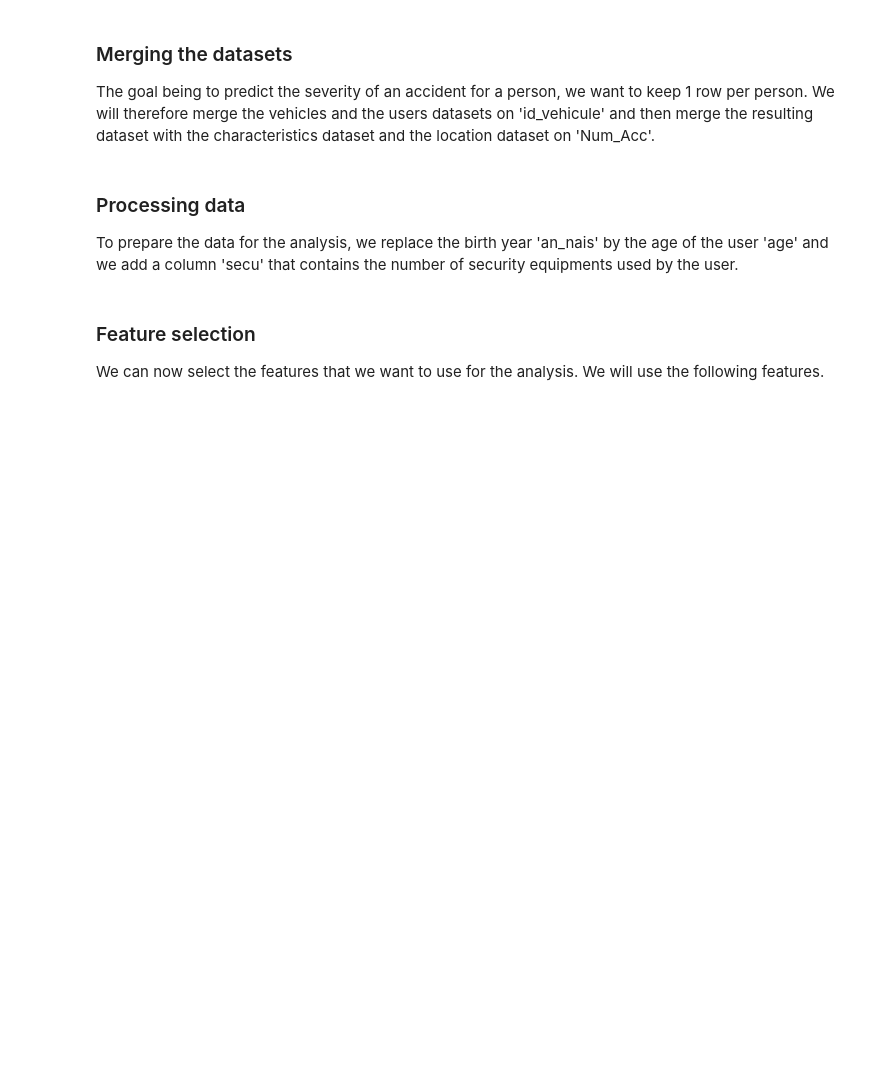
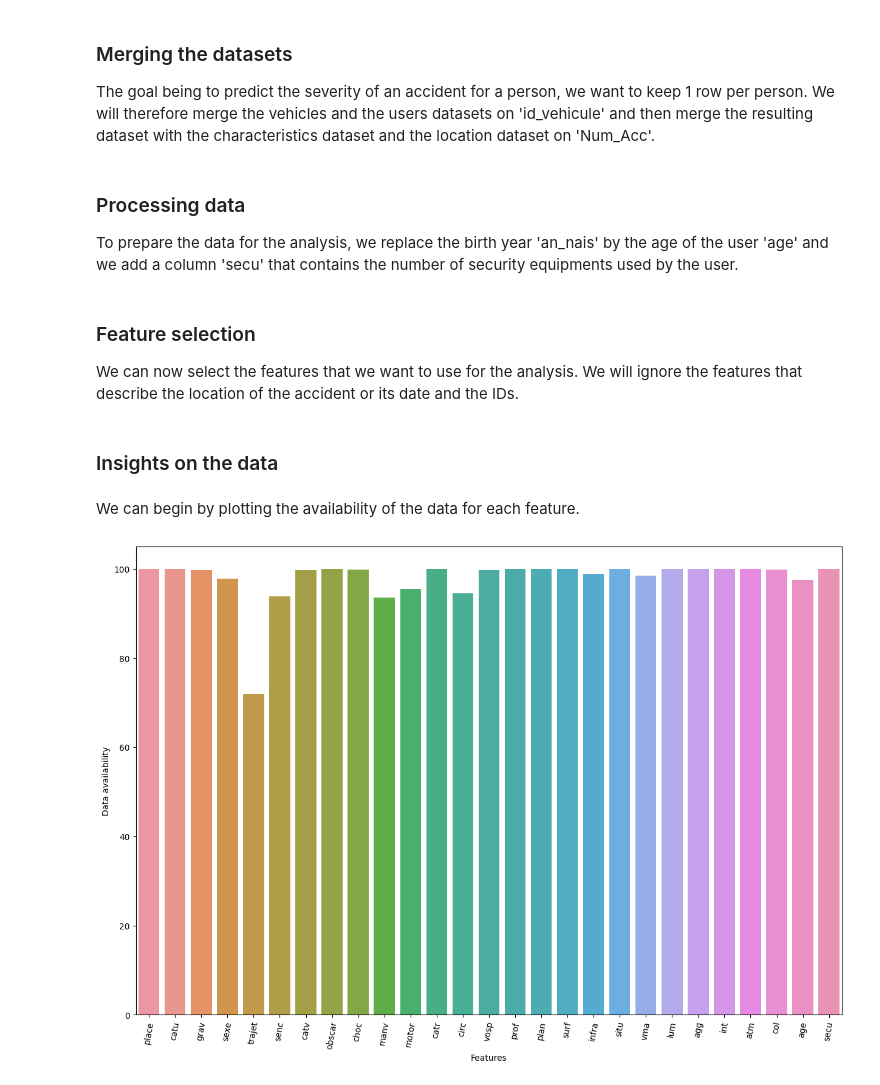
Before and after one commit to BigBaz54/road_accident_severity, a Jupyter notebook: feature_selection.ipynb, the cells around one changed output. Cells and saved outputs as stored; diff of their text form; code cells hidden in the pictures; blank space fills up the shorter version.

Commit message:
[+] Insights on data and graphs

```diff
--- a/feature_selection.ipynb
+++ b/feature_selection.ipynb
@@ -26,6 +30,6 @@ To prepare the data for the analysis, we replace the birth year 'an_nais' by the
 data = process_data(joined_data)
 # %% [markdown]
 ### Feature selection
-We can now select the features that we want to use for the analysis. We will use the following features.
+We can now select the features that we want to use for the analysis. We will ignore the features that describe the location of the accident or its date and the IDs.
 # %%
 selected_features = [
@@ -87,3 +92,18 @@ selected_features = [
     'age',
 	'secu'
 ]
+# %% [markdown]
+### Insights on the data
+# %% [markdown]
+We can begin by plotting the availability of the data for each feature.
+# %%
+data_availability = [data_available(data, feature) for feature in selected_features]
+
+plt.figure(figsize=(15, 10))
+sns.barplot(x=selected_features, y=data_availability)
+plt.xticks(rotation=80)
+plt.xlabel("Features")
+plt.ylabel("Data availability")
+plt.show()
+# %% [output]
+[figure, added]
```
Also changed, not shown: parts of 11 cells of this notebook, 7 other files.
